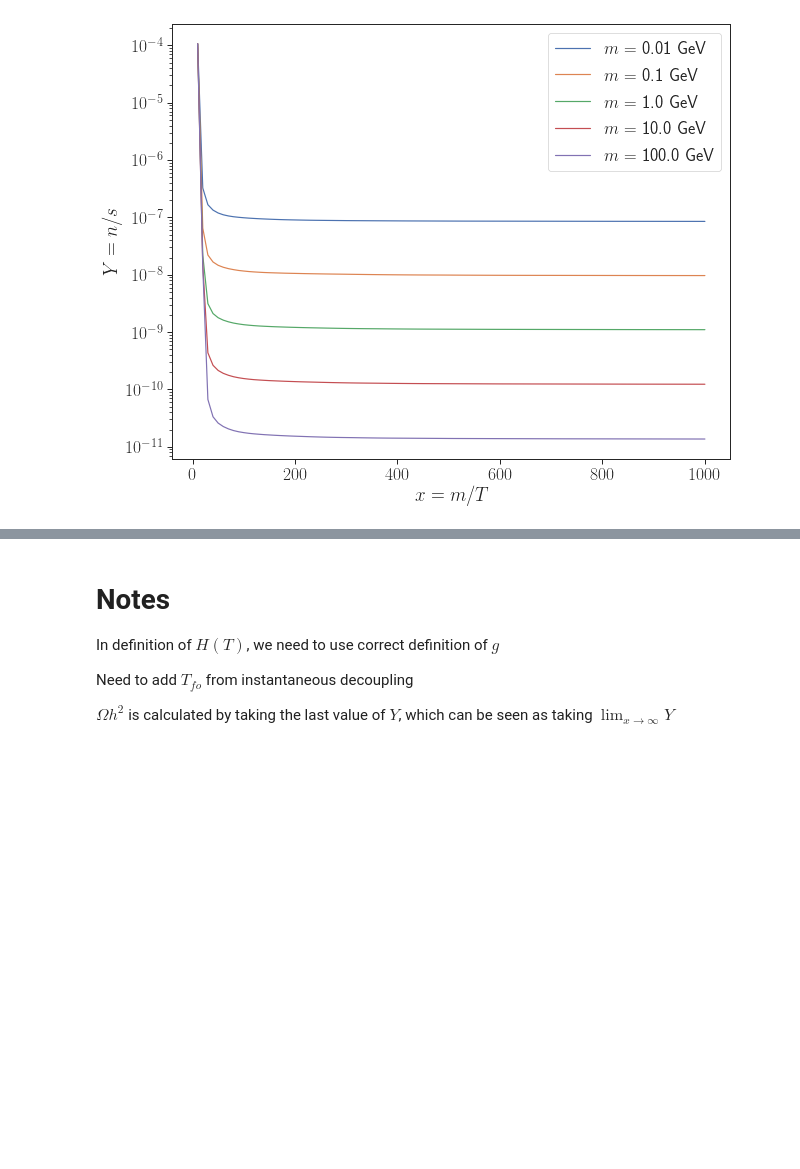
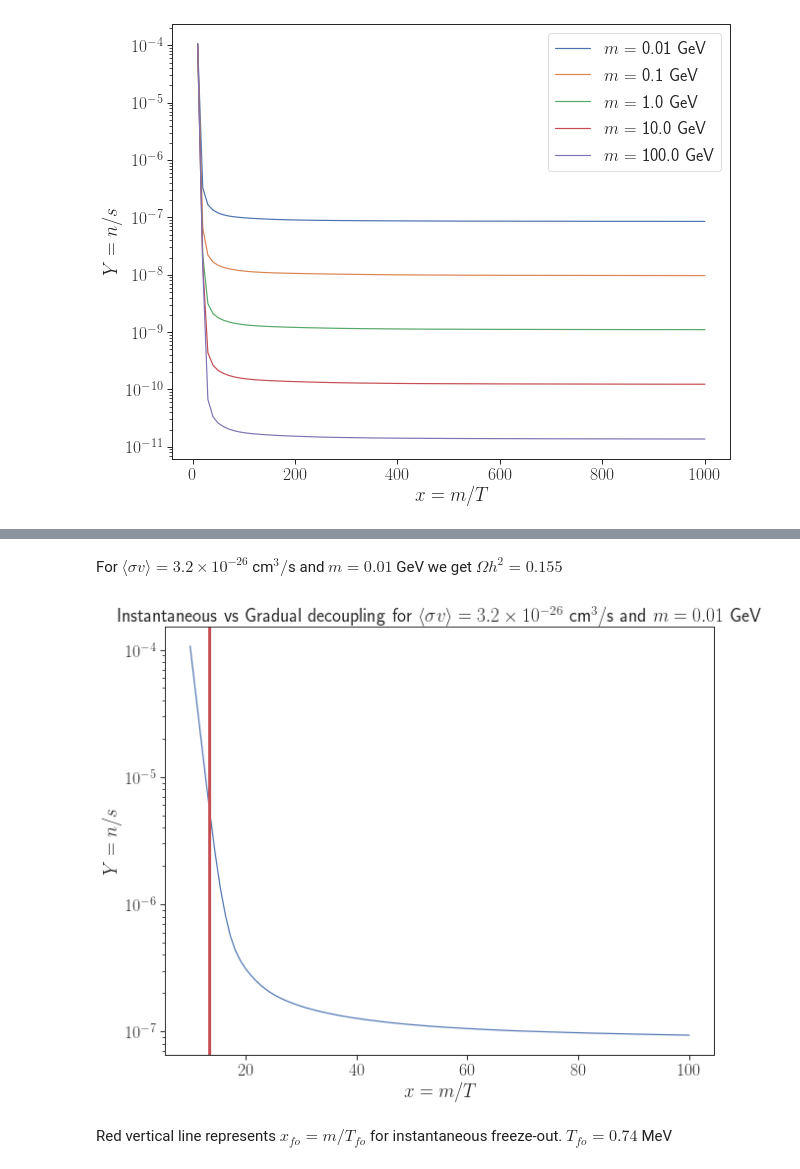
Before and after one commit to adam-coogan/gss19_subhalos, a Jupyter notebook: week_1/andre.ipynb, the cells around one changed output, grey strips where cells are left out. Drawn from its saved outputs; the diff is of its cells as text; code cells hidden in the pictures; blank space fills up the shorter version.

```diff
--- a/week_1/andre.ipynb
+++ b/week_1/andre.ipynb
@@ -249,8 +247,21 @@ For $\langle\sigma v\rangle = 10.0\times 10^{-26} $ cm$^3/$s, we get $\Omega h^2
-# %% [markdown]
-# Notes
-
-In definition of $H(T)$, we need to use correct definition of $g$
-
-Need to add $T_{fo}$ from instantaneous decoupling
-
-$\Omega h^2$ is calculated by taking the last value of $Y$, which can be seen as taking $\lim_{x\rightarrow\infty}Y$
+# %%
+# Comparing instantaneous decoupling to gradual decoupling:
+T_fo = 0.739885e6
+m = 0.01
+sigmav = 3.2e-26
+Y, xs, omegah2 = solver(sigmav=sigmav, m=m,x=[10,100])
+plt.figure(figsize=(10,8))
+plt.plot(xs, Y)
+display(Latex(r"For $\langle\sigma v\rangle = "+str(round(sigmav*10**26,1))+"\\times 10^{-26} $ cm$^3/$s and $m = "+str(round(m,3))+"$ GeV we get $\Omega h^2 = "+str(round(omegah2,3))+"$"))
+plt.yscale('log')
+plt.xscale('linear')
+plt.ylabel(r'$Y=n/s$')
+plt.xlabel(r'$x=m/T$')
+plt.axvline(x=m*10**9/T_fo, color="r",linewidth=3)
+plt.title(r"Instantaneous vs Gradual decoupling for $\langle\sigma v\rangle = "+str(round(sigmav*10**26,1))+"\\times 10^{-26} $ cm$^3/$s and $m = "+str(round(m,3))+"$ GeV")
+plt.show()
+display(Latex(r"Red vertical line represents $x_{fo}=m/T_{fo}$ for instantaneous freeze-out. $T_{fo}="+str(round(T_fo*10**-6,2))+"$ MeV"))
+# %% [output]
+For $\langle\sigma v\rangle = 3.2\times 10^{-26} $ cm$^3/$s and $m = 0.01$ GeV we get $\Omega h^2 = 0.155$
+[figure, added]
+Red vertical line represents $x_{fo}=m/T_{fo}$ for instantaneous freeze-out. $T_{fo}=0.74$ MeV
```
Also changed, not shown: parts of 2 cells of this notebook.
